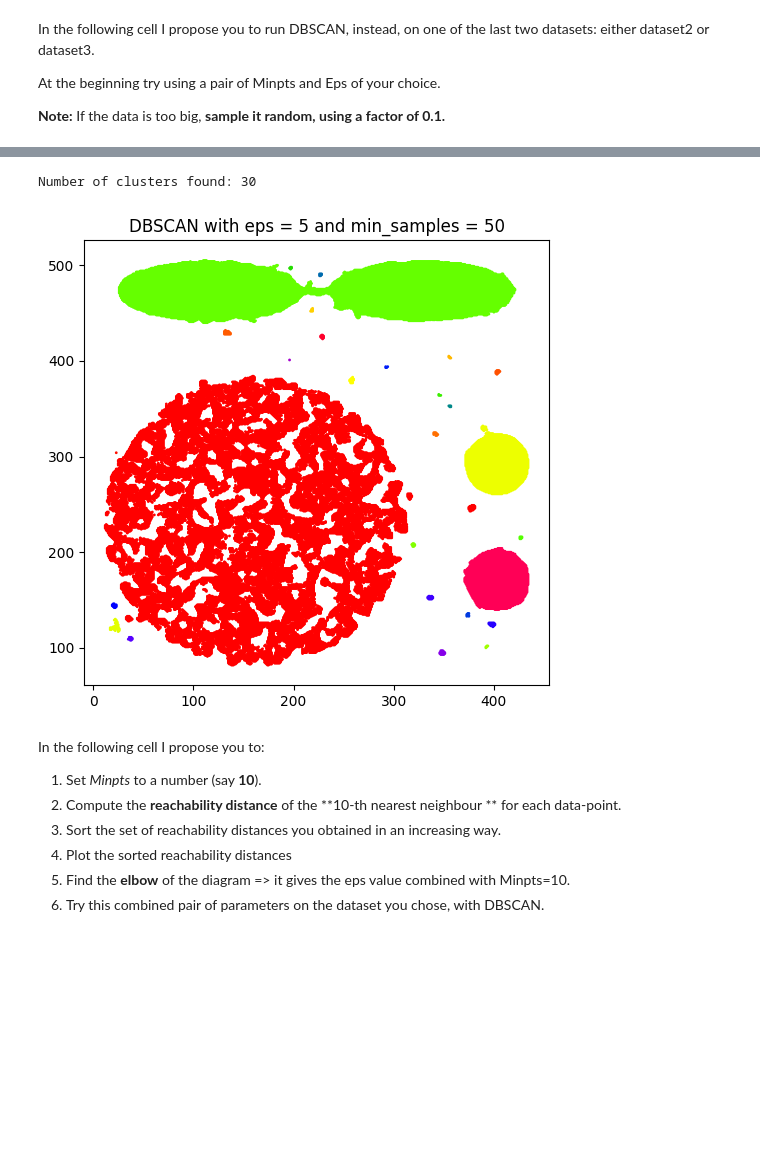
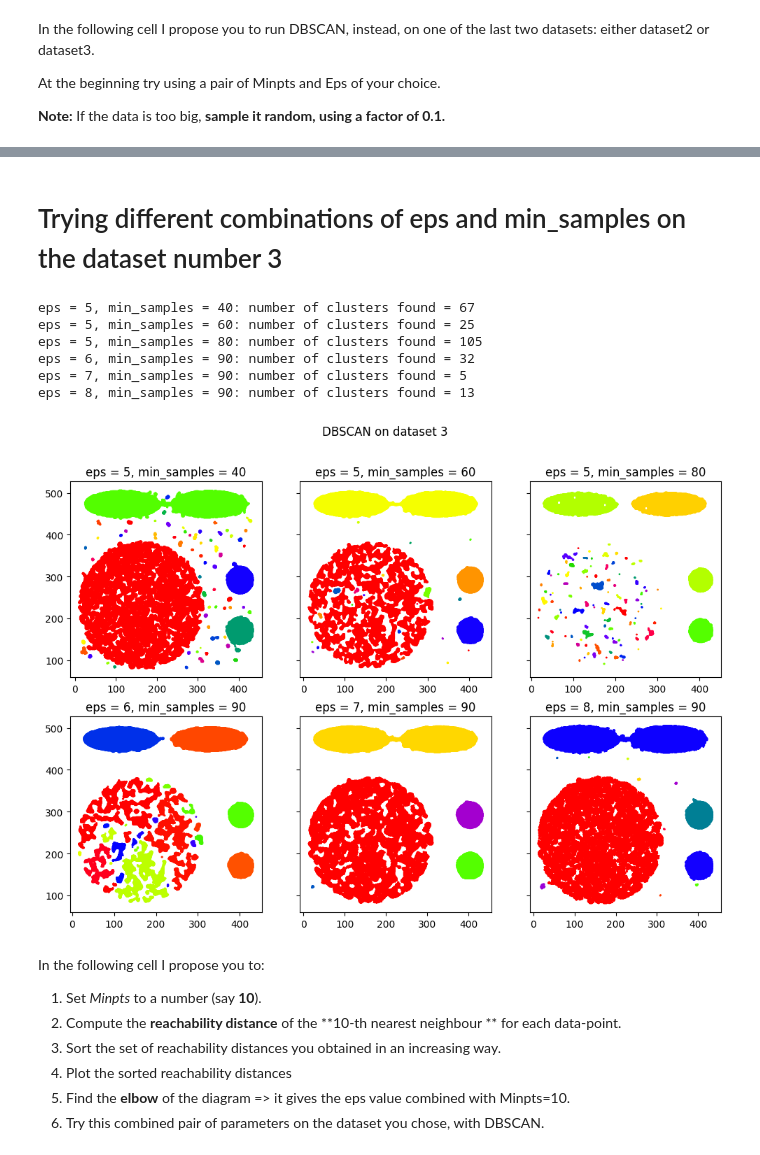
Before and after one commit to jakbtg/AAUT, a Jupyter notebook: Meo/3-clustering.ipynb, the cells around one changed output, grey strips where cells are left out. Saved outputs shown, nothing was run; the diff lists cells and outputs as text; code cells hidden in the pictures; blank space fills up the shorter version.

Commit message:
notebook on clustering improved

```diff
--- a/Meo/3-clustering.ipynb
+++ b/Meo/3-clustering.ipynb
@@ -313,0 +336,12 @@ If the data is too big, **sample it random, using a factor of 0.1.**
+# %%
+# plot the clusters found by DBSCAN for the dataset number 2 with previously found value of eps
+fig = plt.figure(figsize=(12,6))
+ax = fig.add_subplot(111)
+fig.subplots_adjust(top=1)
+ax.set_title('Clustered points in dataset n. 2 with DBSCAN')
+
+# plot the dataset
+core_points = model.core_sample_indices_
+labels = model.labels_
+plt.scatter(data2[core_points,0], data2[core_points,1], s=2, c=labels[core_points], cmap='jet')
+plt.show()
@@ -314,28 +350,34 @@ If the data is too big, **sample it random, using a factor of 0.1.**
+# %% [markdown]
+# Trying different combinations of eps and min_samples on the dataset number 3
 # %%
-from sklearn.cluster import DBSCAN
-
-eps = 5
-min_samples = 50
-model = DBSCAN(eps=eps, min_samples=min_samples)
-model.fit(data3)
-
-# plot the clustered data points
-fig = plt.figure(figsize=(6,5))
-ax = fig.add_subplot(111)
-fig.subplots_adjust(top=1)
-ax.set_title(f'DBSCAN with eps = {eps} and min_samples = {min_samples}')
-
-core_points = model.core_sample_indices_
-labels = model.labels_
-n_clusters = len(set(labels)) - (1 if -1 in labels else 0) # -1 is the label for outliers
-print(f'Number of clusters found: {n_clusters}')
-
-#plot the core points
-plt.scatter(data3[core_points,0], data3[core_points,1], c=labels[core_points], s=1, cmap='prism')
+eps = [5,5,5,6,7,8]
+min_samples = [40,60,80,90,90,90]
+fig, ax = plt.subplots(2,3, figsize=(12,8), sharey=True)
+fig.suptitle('DBSCAN on dataset 3')
+ax_x = 0
+ax_y = 0
+for i in range(len(eps)):
+    model = DBSCAN(eps=eps[i], min_samples=min_samples[i])
+    model.fit(data3)
+    labels = model.labels_
+    n_clusters = (len(set(labels)) - (1 if -1 in labels else 0)) # -1 is the label for outliers
+    print(f'eps = {eps[i]}, min_samples = {min_samples[i]}: number of clusters found = {n_clusters}')
+    core_points = model.core_sample_indices_
+    ax[ax_x,ax_y].scatter(data3[core_points,0], data3[core_points,1], c=labels[core_points], s=1, cmap='prism')
+    ax[ax_x,ax_y].set_title(f'eps = {eps[i]}, min_samples = {min_samples[i]}')
+    ax_y += 1
+    if ax_y == 3:
+        ax_x += 1
+        ax_y = 0
 plt.show()
 # %% [output]
-Number of clusters found: 30
+eps = 5, min_samples = 40: number of clusters found = 67
+eps = 5, min_samples = 60: number of clusters found = 25
+eps = 5, min_samples = 80: number of clusters found = 105
+eps = 6, min_samples = 90: number of clusters found = 32
+eps = 7, min_samples = 90: number of clusters found = 5
+eps = 8, min_samples = 90: number of clusters found = 13
-[figure, old version]
+[figure, new version]
 # %% [markdown]
 In the following cell I propose you to:
 
```
Also changed, not shown: parts of 5 cells of this notebook.
